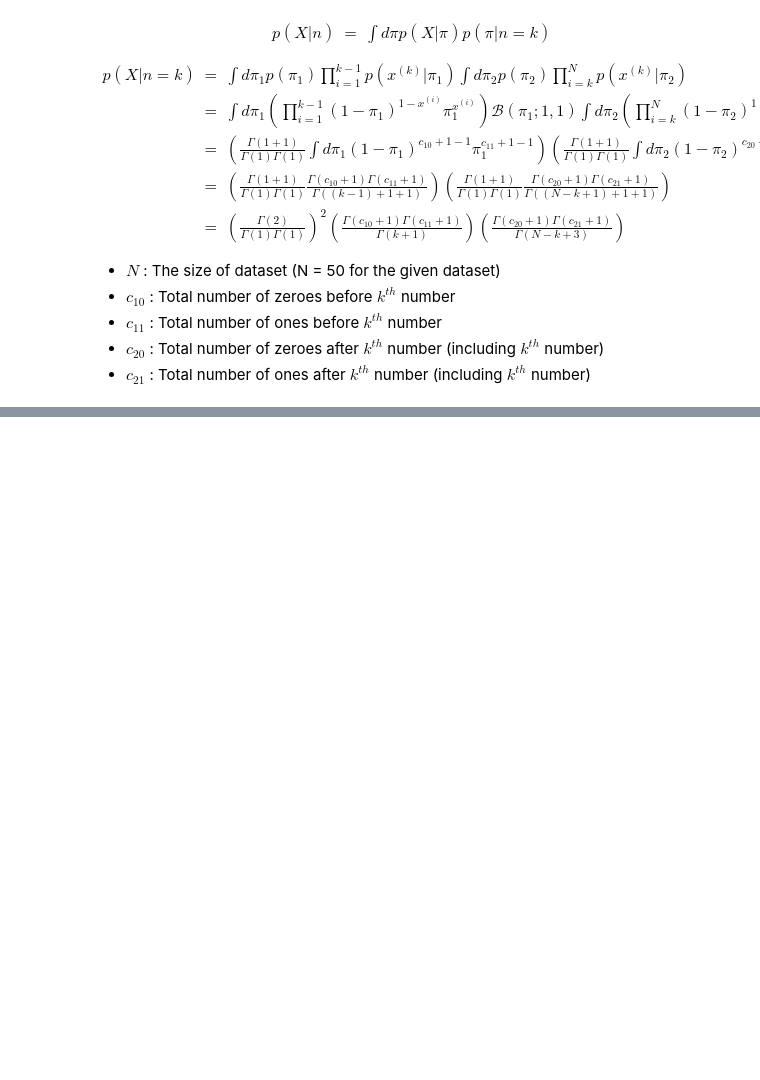
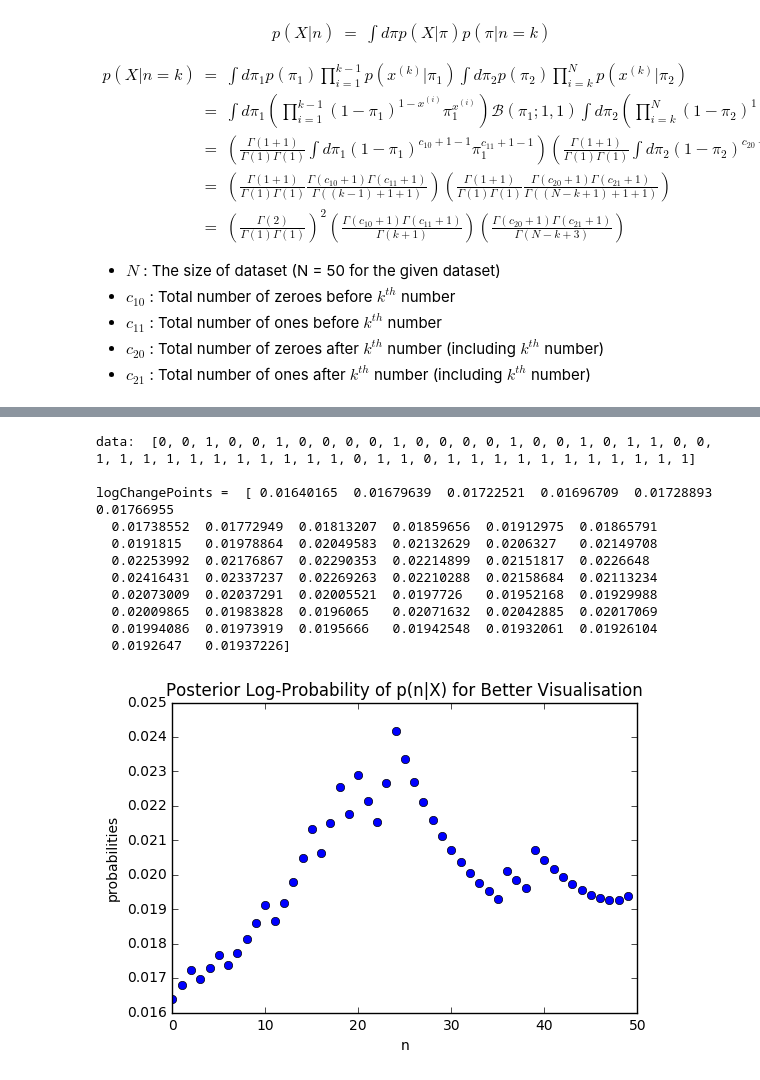
Before and after one commit to CMPE547-Spring-2017-Bogazici/hw4, a Jupyter notebook: hw4-Burak-Suyunu.ipynb, the cells around one changed output, grey strips where cells are left out. Saved outputs shown, nothing was run; the diff lists cells and outputs as text; code cells hidden in the pictures; blank space fills up the shorter version.

```diff
--- a/hw4-Burak-Suyunu.ipynb
+++ b/hw4-Burak-Suyunu.ipynb
@@ -240,0 +275,38 @@ logChangePoints =  [ 0.0248804   0.02526424  0.02560109  0.02565072  0.02602396
+# %%
+# normalization of log-probabilities
+logChange = logChangePoint(seri)
+Change = ChangePoint(seri)
+
+for i in range(len(logChange)):
+    logChange[i] = -1 / logChange[i]
+
+sm = 0
+for k in logChange:
+    sm = sm + k
+
+logChange = logChange / sm
+
+print('data: ', seri)
+print()
+print('logChangePoints = ', logChange)
+print()
+
+plt.plot(range(len(logChange)), logChange, 'o')
+ax = plt.gca()
+ax.set_xlabel('n')
+ax.set_ylabel('probabilities')
+ax.set_title("Posterior Log-Probability of p(n|X) for Better Visualisation")
+plt.show()
+# %% [output]
+data:  [0, 0, 1, 0, 0, 1, 0, 0, 0, 0, 1, 0, 0, 0, 0, 1, 0, 0, 1, 0, 1, 1, 0, 0, 1, 1, 1, 1, 1, 1, 1, 1, 1, 1, 1, 0, 1, 1, 0, 1, 1, 1, 1, 1, 1, 1, 1, 1, 1, 1]
+
+logChangePoints =  [ 0.01640165  0.01679639  0.01722521  0.01696709  0.01728893  0.01766955
+  0.01738552  0.01772949  0.01813207  0.01859656  0.01912975  0.01865791
+  0.0191815   0.01978864  0.02049583  0.02132629  0.0206327   0.02149708
+  0.02253992  0.02176867  0.02290353  0.02214899  0.02151817  0.0226648
+  0.02416431  0.02337237  0.02269263  0.02210288  0.02158684  0.02113234
+  0.02073009  0.02037291  0.02005521  0.0197726   0.01952168  0.01929988
+  0.02009865  0.01983828  0.0196065   0.02071632  0.02042885  0.02017069
+  0.01994086  0.01973919  0.0195666   0.01942548  0.01932061  0.01926104
+  0.0192647   0.01937226]
+[figure, added]
```
Also changed, not shown: parts of 6 cells of this notebook.
